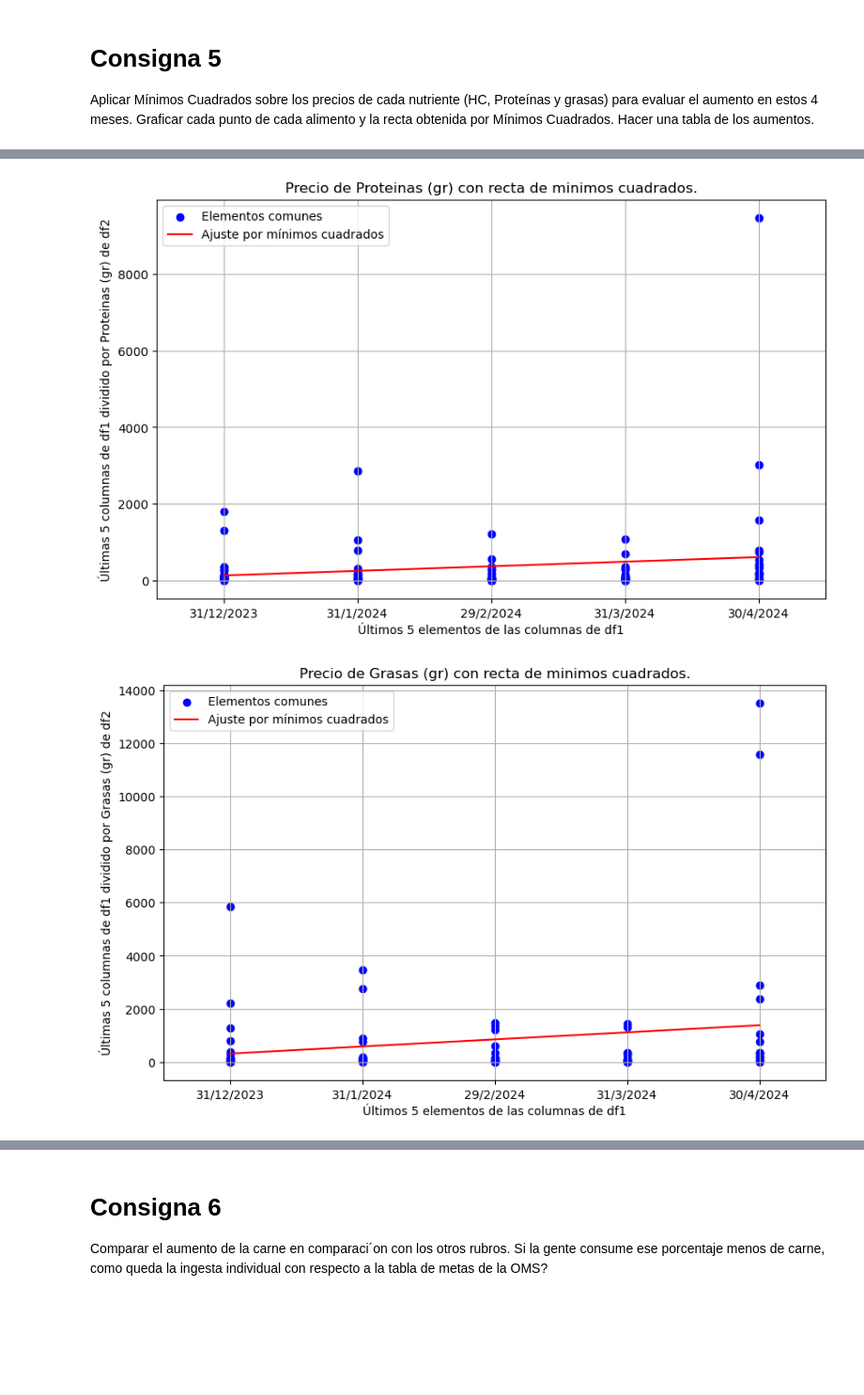
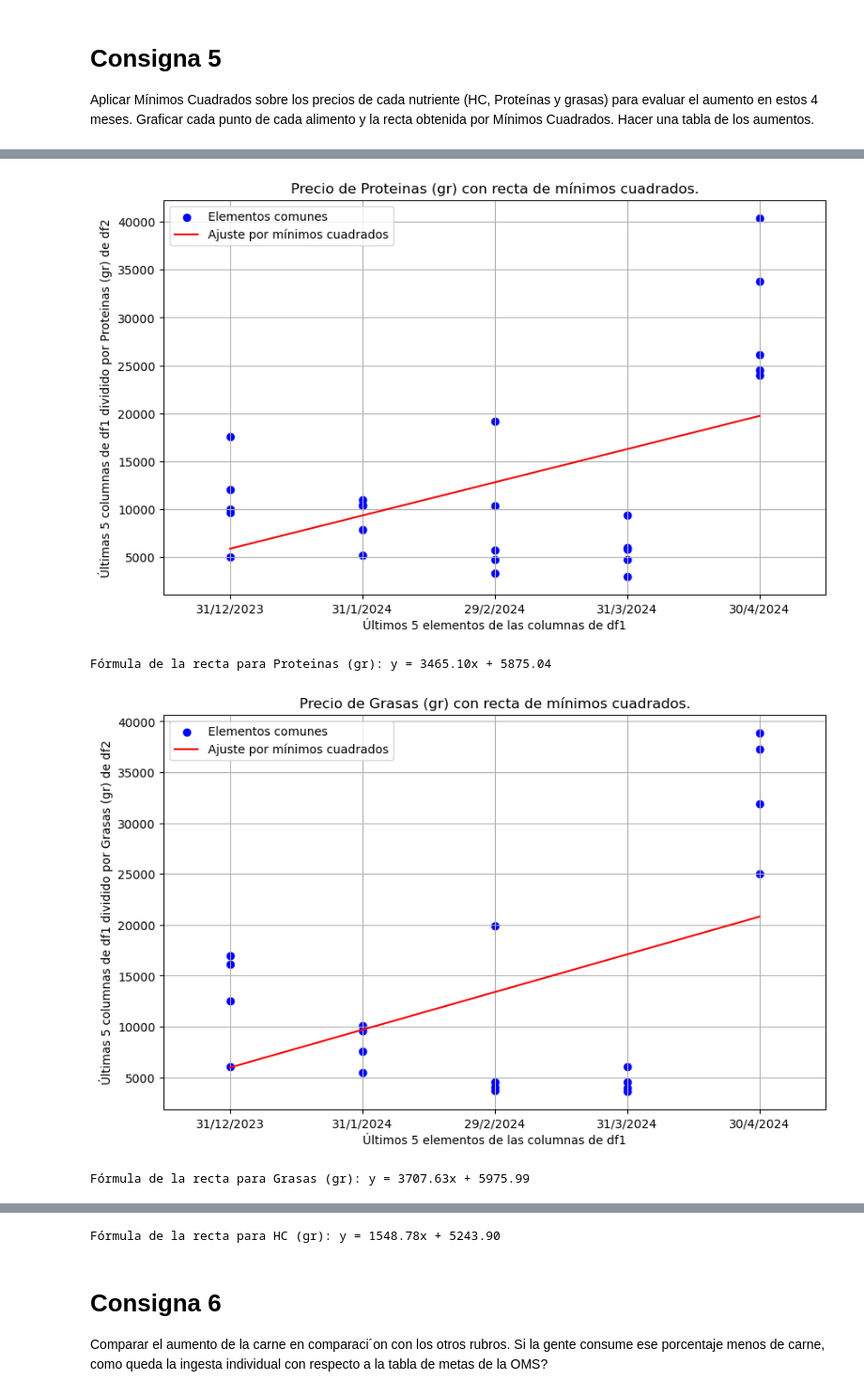
Before and after one commit to manuelgutman/ptalc2, a Jupyter notebook: funciones.ipynb, the cells around one changed output, grey strips where cells are left out. Shown at 94% size. Saved outputs shown, nothing was run; the diff lists cells and outputs as text; code cells hidden in the pictures; blank space fills up the shorter version.

```diff
--- a/funciones.ipynb
+++ b/funciones.ipynb
@@ -260,5 +266,18 @@ print (alimentos_comunes)
 # %%
+import numpy as np
+import pandas as pd
+import matplotlib.pyplot as plt
+
+def normalizar_tabla(df):
+    df_normalizado = df.copy()
+    for i, row in df.iterrows():
+        cantidad = row['Cantidad (gr/ml)']
+        df_normalizado.iloc[i, 1:] = row.iloc[1:] / cantidad
+    return df_normalizado
+
 def graficar_minimos_cuadrados(df1, df2, column_to_divide):
+    # Normalizar tabla nutricional
+    df2_normalizado = normalizar_tabla(df2)
 
     # Seleccionamos las fechas para poner en el eje x.
     x = np.tile(df1.columns[-5:], df1.shape[0])
@@ -266,66 +285,68 @@ def graficar_minimos_cuadrados(df1, df2, column_to_divide):
     # Seleccionamos los precios para poner en el eje y.
     y = df1.iloc[:, -5:].values.flatten()
 
-    # Armamos un numero que va a dividir al alimento por el nutriente que buscamos y lo multiplica por la cantidad total de ese alimento.
-    divisor = np.tile(df2[column_to_divide].values[:df1.shape[0]], 5)
-    divisor = divisor * np.tile(df2['Cantidad (gr/ml)'].values[:df1.shape[0]], 5)
+    # Armamos un número que va a dividir al alimento por el nutriente que buscamos y lo multiplica por la cantidad total de ese alimento.
+    divisor = np.tile(df2_normalizado[column_to_divide].values[:df1.shape[0]], 5)
+    divisor = divisor * np.tile(df2_normalizado['Cantidad (gr/ml)'].values[:df1.shape[0]], 5)
 
-
-    # Buscamos que el numero llamado divisor no sea tan chico para evitar valores sin sentido.
+    # Buscamos que el número llamado divisor no sea tan chico para evitar valores sin sentido.
     indices_relevantes = divisor > 0.2
 
     # Filtrar los valores de y y x_numeric donde divisor no es cero
     y = y[indices_relevantes]
     x = x[indices_relevantes]
     divisor = divisor[indices_relevantes]
-
 
     # Realizar la división solo en los índices no cero
     y = y / divisor
 
     # Convertir x a valores numéricos para el ajuste
     x_unique = df1.columns[-5:]
     x_numeric = np.array([i for i, col in enumerate(x_unique) for _ in range(df1.shape[0])])
     x_numeric = x_numeric[indices_relevantes]
 
-    # Normalizar x_numeric y y
-    x_numeric_normalized = (x_numeric - np.mean(x_numeric)) / np.std(x_numeric)
-    y_normalized = (y - np.mean(y)) / np.std(y)
+    # Crear la matriz A para el ajuste de mínimos cuadrados
+    A = np.vstack([x_numeric, np.ones(len(x_numeric))]).T
+
+    # Resolver la ecuación normal para encontrar m y c usando la fórmula proporcionada
+    A_t = A.T
+    A_t_A = np.dot(A_t, A)
+    A_t_y = np.dot(A_t, y)
+    m, c = np.linalg.solve(A_t_A, A_t_y)
 
     # Crear el gráfico de dispersión
     plt.figure(figsize=(10, 6))
     plt.scatter(x_numeric, y, color='blue', label='Elementos comunes')
-
-    # Calcular la recta por mínimos cuadrados
-    A = np.vstack([x_numeric_normalized, np.ones(len(x_numeric_normalized))]).T
-    m, c = np.linalg.lstsq(A, y_normalized, rcond=None)[0]
-
-    # Desnormalizar los coeficientes
-    m = m * np.std(y) / np.std(x_numeric)
-    c = c * np.std(y) + np.mean(y) - m * np.mean(x_numeric)
 
     # Añadir la recta de mínimos cuadrados al gráfico
     plt.plot(x_numeric, m * x_numeric + c, 'r', label='Ajuste por mínimos cuadrados')
 
     # Añadir etiquetas y leyenda
     plt.xlabel('Últimos 5 elementos de las columnas de df1')
     plt.ylabel(f'Últimas 5 columnas de df1 dividido por {column_to_divide} de df2')
-    plt.title(f'Precio de {column_to_divide} con recta de minimos cuadrados.')
+    plt.title(f'Precio de {column_to_divide} con recta de mínimos cuadrados.')
     plt.xticks(ticks=np.arange(len(x_unique)), labels=x_unique)
     plt.legend()
     plt.grid(True)
 
     # Ajustar los límites del eje X
-    plt.xlim(-0.5, len(x_unique) - 0.5)  # Aumentar un poco el límite derecho
+    plt.xlim(-0.5, len(x_unique) - 0.5)
 
     plt.show()
 
+    # Imprimir la fórmula de la recta
+    print(f'Fórmula de la recta para {column_to_divide}: y = {m:.2f}x + {c:.2f}')
 
+# Leer los datos
+tabla_consumidores_libres = pd.read_csv('consumidores_libres.csv', sep=';')
+tabla_nutricional = pd.read_csv('tabla_nutricional.csv', sep=';')
+
+# Uso de la función
 graficar_minimos_cuadrados(tabla_consumidores_libres, tabla_nutricional, 'Proteinas (gr)')
-
 graficar_minimos_cuadrados(tabla_consumidores_libres, tabla_nutricional, 'Grasas (gr)')
-
 graficar_minimos_cuadrados(tabla_consumidores_libres, tabla_nutricional, 'HC (gr)')
 # %% [output]
-[figure, old version]
+[figure, new version]
+Fórmula de la recta para Proteinas (gr): y = 3465.10x + 5875.04
-[figure, old version]
+[figure, new version]
+Fórmula de la recta para Grasas (gr): y = 3707.63x + 5975.99
@@ -333,3 +354,4 @@ graficar_minimos_cuadrados(tabla_consumidores_libres, tabla_nutricional, 'HC (gr
+Fórmula de la recta para HC (gr): y = 1548.78x + 5243.90
 # %% [markdown]
 # Consigna 6
 
```
Also changed, not shown: parts of 11 cells of this notebook.
